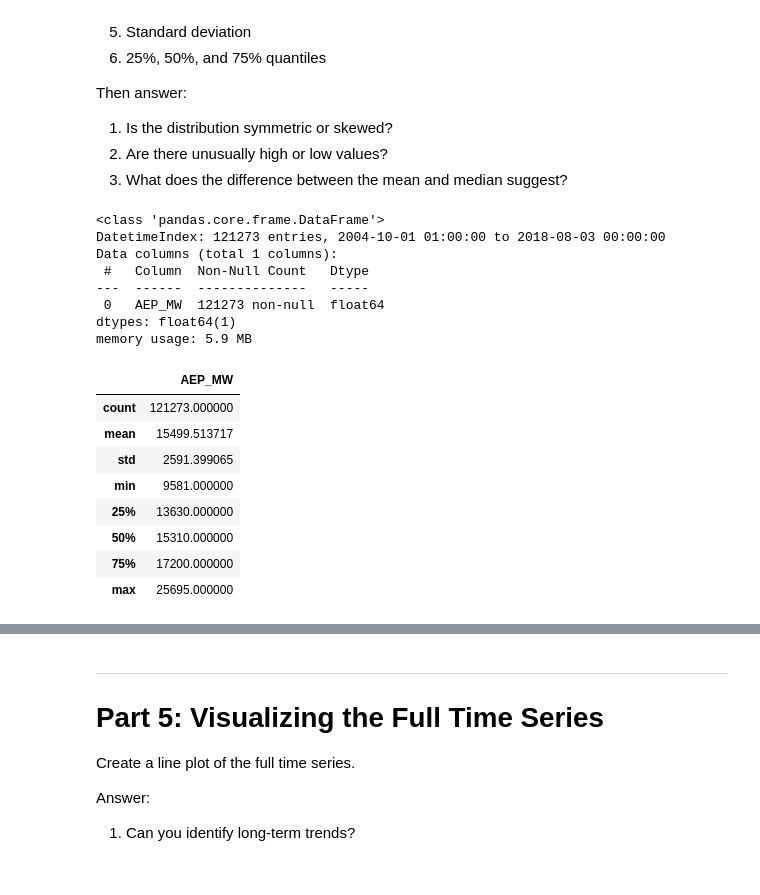
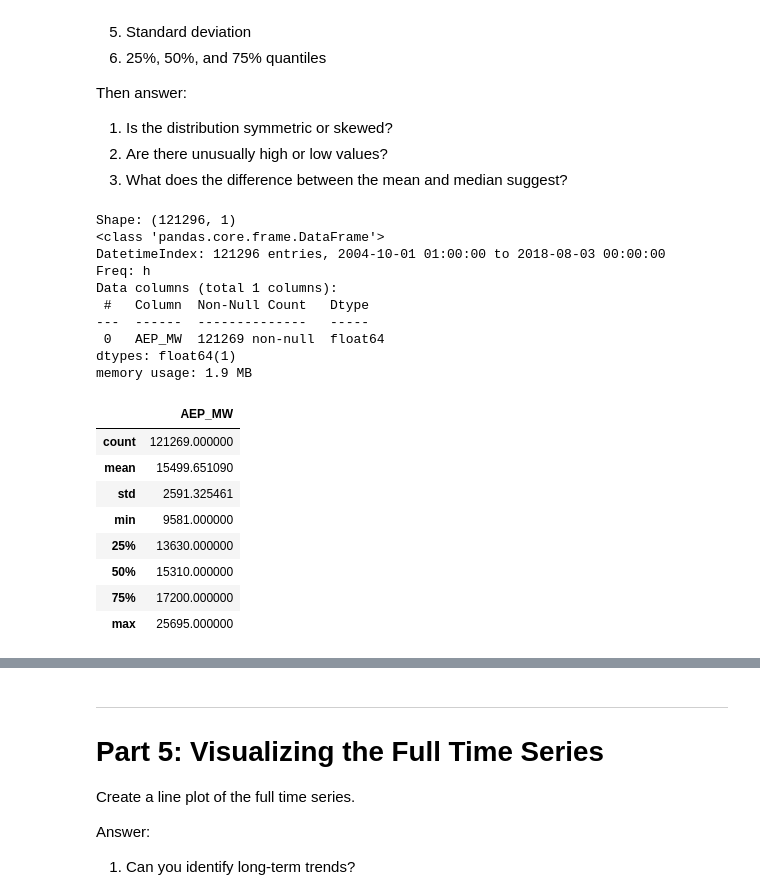
Before and after one commit to yoav-ayalon/course-Time-Series, a Jupyter notebook: HW1/01_time_series_eda_homework.ipynb, the cells around one changed output, grey strips where cells are left out. Cells and saved outputs as stored; diff of their text form; code cells hidden in the pictures.

```diff
--- a/HW1/01_time_series_eda_homework.ipynb
+++ b/HW1/01_time_series_eda_homework.ipynb
@@ -286,21 +294,24 @@ Then answer:
 2. Are there unusually high or low values?
 3. What does the difference between the mean and median suggest?
 # %%
-df.info()
-df.describe()
+print(f"Shape: {fix_data.shape}")
+fix_data.info()
+fix_data.describe()
 # %% [output]
+Shape: (121296, 1)
 <class 'pandas.core.frame.DataFrame'>
-DatetimeIndex: 121273 entries, 2004-10-01 01:00:00 to 2018-08-03 00:00:00
+DatetimeIndex: 121296 entries, 2004-10-01 01:00:00 to 2018-08-03 00:00:00
+Freq: h
 Data columns (total 1 columns):
  #   Column  Non-Null Count   Dtype
 ---  ------  --------------   -----
- 0   AEP_MW  121273 non-null  float64
+ 0   AEP_MW  121269 non-null  float64
 dtypes: float64(1)
-memory usage: 5.9 MB
+memory usage: 1.9 MB
 |  | AEP_MW |
-| count | 121273.000000 |
-| mean | 15499.513717 |
-| std | 2591.399065 |
+| count | 121269.000000 |
+| mean | 15499.651090 |
+| std | 2591.325461 |
 | min | 9581.000000 |
 | 25% | 13630.000000 |
 | 50% | 15310.000000 |
```
Also changed, not shown: parts of 12 cells of this notebook.
